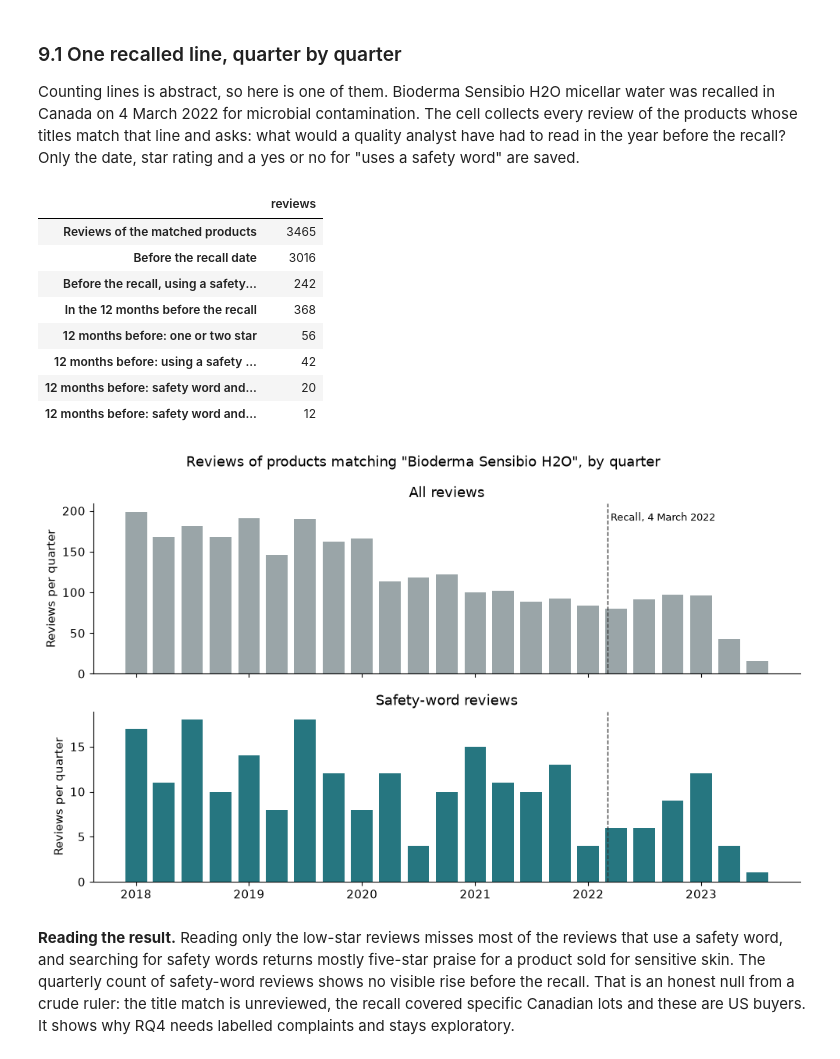
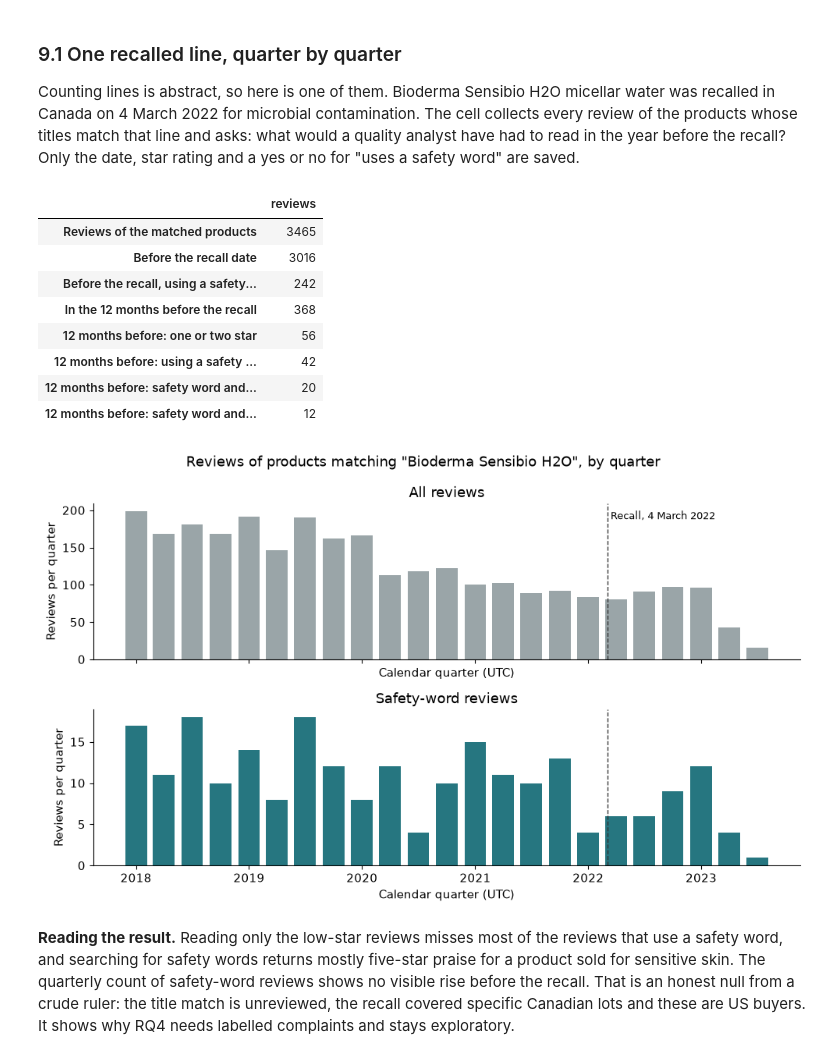
Before and after one commit to Pawansingh3889/yuvaintern, a Jupyter notebook: complaint_detection.ipynb, the cells around one changed output. Saved outputs shown, nothing was run; the diff lists cells and outputs as text; code cells hidden in the pictures.

```diff
--- a/complaint_detection.ipynb
+++ b/complaint_detection.ipynb
@@ -1080,35 +1080,35 @@ display(pd.Series({
     'Reviews of the matched products': len(case_line),
     'Before the recall date': len(before_recall),
     'Before the recall, using a safety word': int(before_recall['safety_word'].sum()),
     'In the 12 months before the recall': len(year_before),
     '12 months before: one or two star': int(low_star.sum()),
     '12 months before: using a safety word': int(year_before['safety_word'].sum()),
     '12 months before: safety word and five-star': int((year_before['safety_word'] & (year_before['rating'] == 5)).sum()),
     '12 months before: safety word and one or two star': int((year_before['safety_word'] & low_star).sum()),
 }).to_frame('reviews'))
 
 quarterly = (case_line[case_line['date'] >= '2018-01-01'].set_index('date')
              .resample('QS')['safety_word'].agg(['size', 'sum']).rename(columns={'size': 'all reviews', 'sum': 'safety-word reviews'}))
 fig, axes = plt.subplots(2, 1, figsize=(10, 6), sharex=True)
 for ax, column, colour in [(axes[0], 'all reviews', GREY), (axes[1], 'safety-word reviews', INK)]:
     ax.bar(quarterly.index, quarterly[column], width=70, color=colour)
     ax.axvline(case_recall, color='#333333', linestyle='--', linewidth=1)
-    ax.set(ylabel='Reviews per quarter', title=column.capitalize())
+    ax.set(xlabel='Calendar quarter (UTC)', ylabel='Reviews per quarter', title=column.capitalize())
 axes[0].text(case_recall, axes[0].get_ylim()[1] * 0.9, ' Recall, 4 March 2022', fontsize=9)
 fig.suptitle(f'Reviews of products matching "{CASE_LINE}", by quarter')
 fig.tight_layout()
 plt.show()
 # %% [output]
 |  | reviews |
 | Reviews of the matched products | 3465 |
 | Before the recall date | 3016 |
 | Before the recall, using a safety... | 242 |
 | In the 12 months before the recall | 368 |
 | 12 months before: one or two star | 56 |
 | 12 months before: using a safety ... | 42 |
 | 12 months before: safety word and... | 20 |
 | 12 months before: safety word and... | 12 |
-[figure, old version]
+[figure, new version]
 # %% [markdown]
 **Reading the result.** Reading only the low-star reviews misses most of the reviews that use a safety word, and searching for safety words returns mostly five-star praise for a product sold for sensitive skin. The quarterly count of safety-word reviews shows no visible rise before the recall. That is an honest null from a crude ruler: the title match is unreviewed, the recall covered specific Canadian lots and these are US buyers. It shows why RQ4 needs labelled complaints and stays exploratory.
 # %% [markdown]
```
Also changed, not shown: parts of 8 cells of this notebook, 1 other file.
